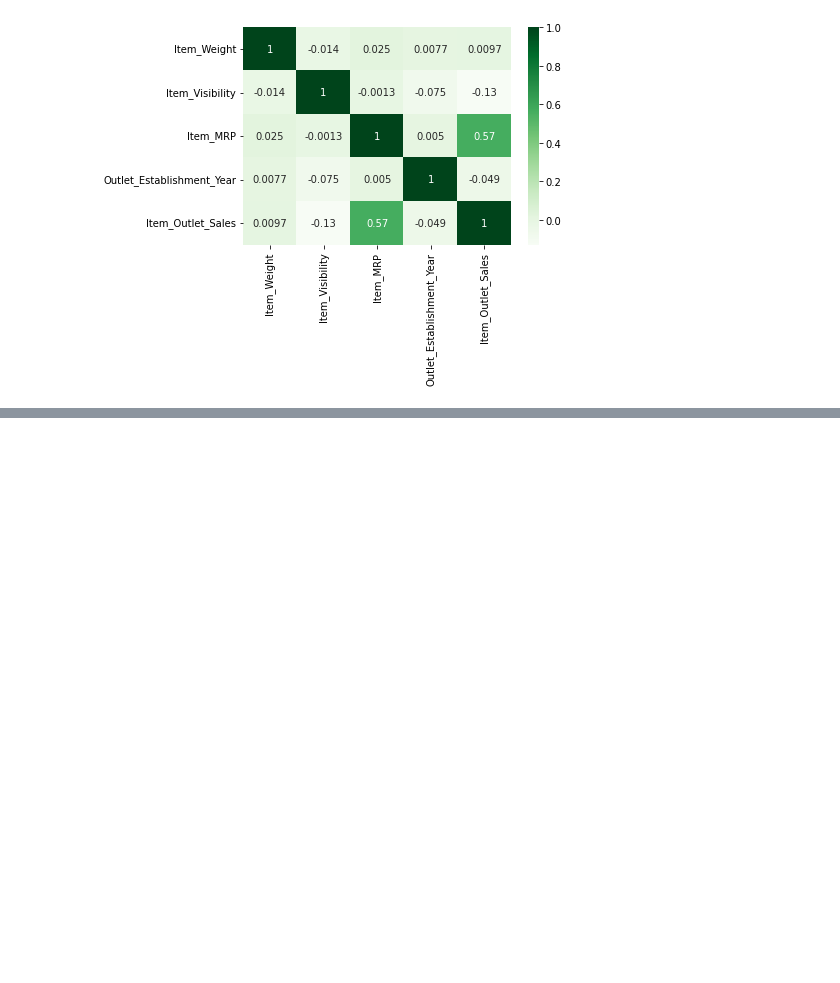
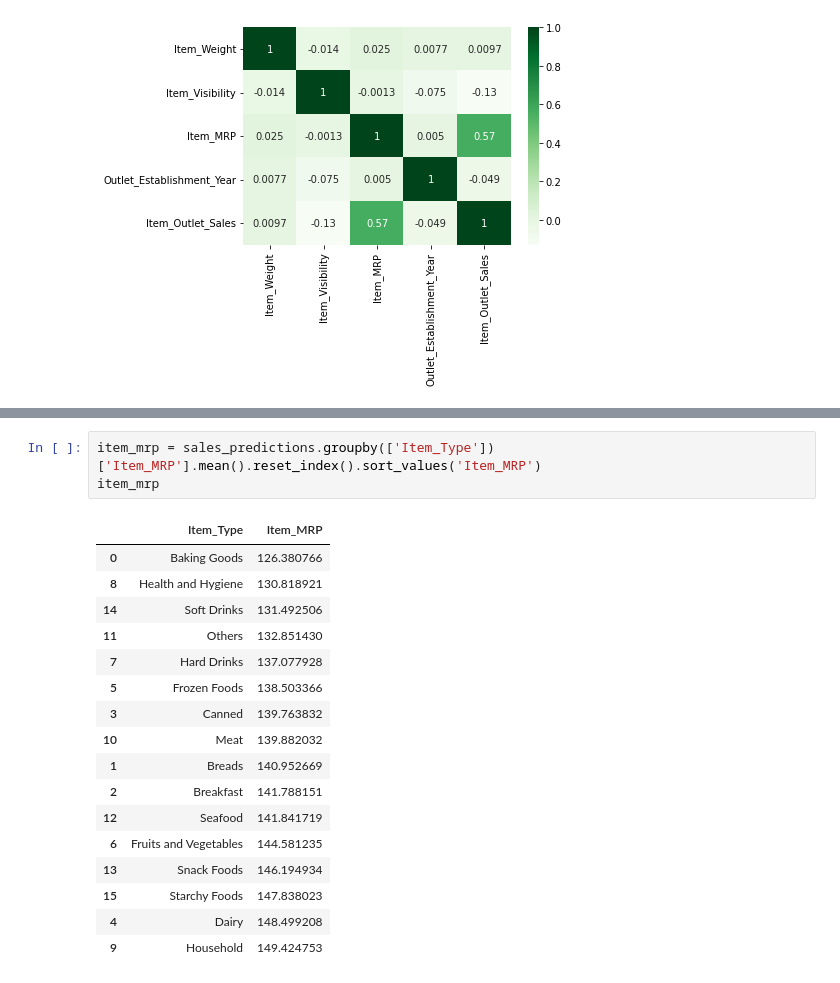
Before and after one commit to Bschreff/food-sales--prediction, a Jupyter notebook: GitHub_Rep_.ipynb, the cells around one changed output, grey strips where cells are left out. Drawn from its saved outputs; the diff is of its cells as text; blank space fills up the shorter version.

```diff
--- a/GitHub_Rep_.ipynb
+++ b/GitHub_Rep_.ipynb
@@ -222,0 +232,21 @@ sns.heatmap(corr, cmap = 'Greens', annot = True)
+# %%
+item_mrp = sales_predictions.groupby(['Item_Type'])['Item_MRP'].mean().reset_index().sort_values('Item_MRP')
+item_mrp
+# %% [output]
+|  | Item_Type | Item_MRP |
+| 0 | Baking Goods | 126.380766 |
+| 8 | Health and Hygiene | 130.818921 |
+| 14 | Soft Drinks | 131.492506 |
+| 11 | Others | 132.851430 |
+| 7 | Hard Drinks | 137.077928 |
+| 5 | Frozen Foods | 138.503366 |
+| 3 | Canned | 139.763832 |
+| 10 | Meat | 139.882032 |
+| 1 | Breads | 140.952669 |
+| 2 | Breakfast | 141.788151 |
+| 12 | Seafood | 141.841719 |
+| 6 | Fruits and Vegetables | 144.581235 |
+| 13 | Snack Foods | 146.194934 |
+| 15 | Starchy Foods | 147.838023 |
+| 4 | Dairy | 148.499208 |
+| 9 | Household | 149.424753 |
```
Also changed, not shown: parts of 7 cells of this notebook.
